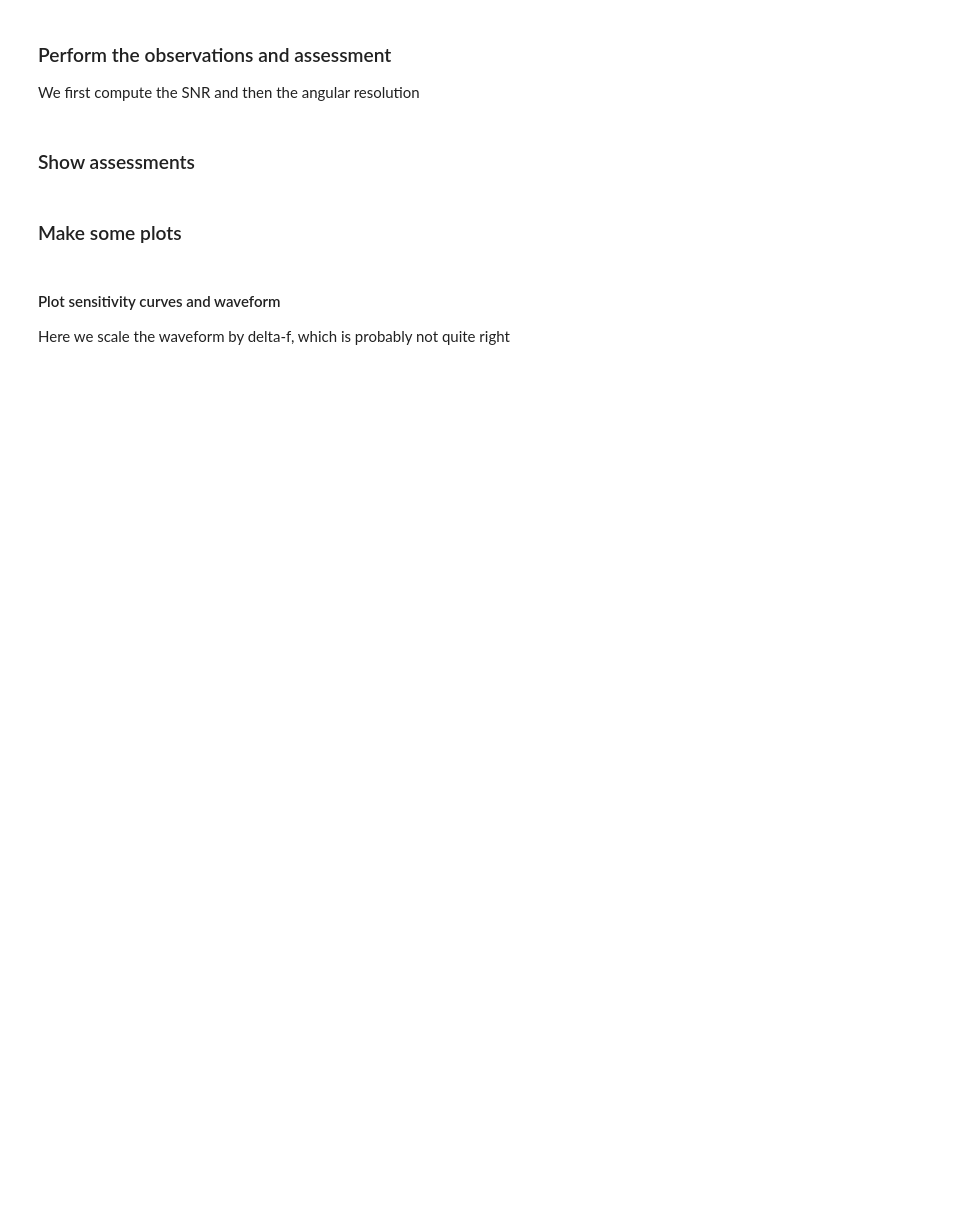
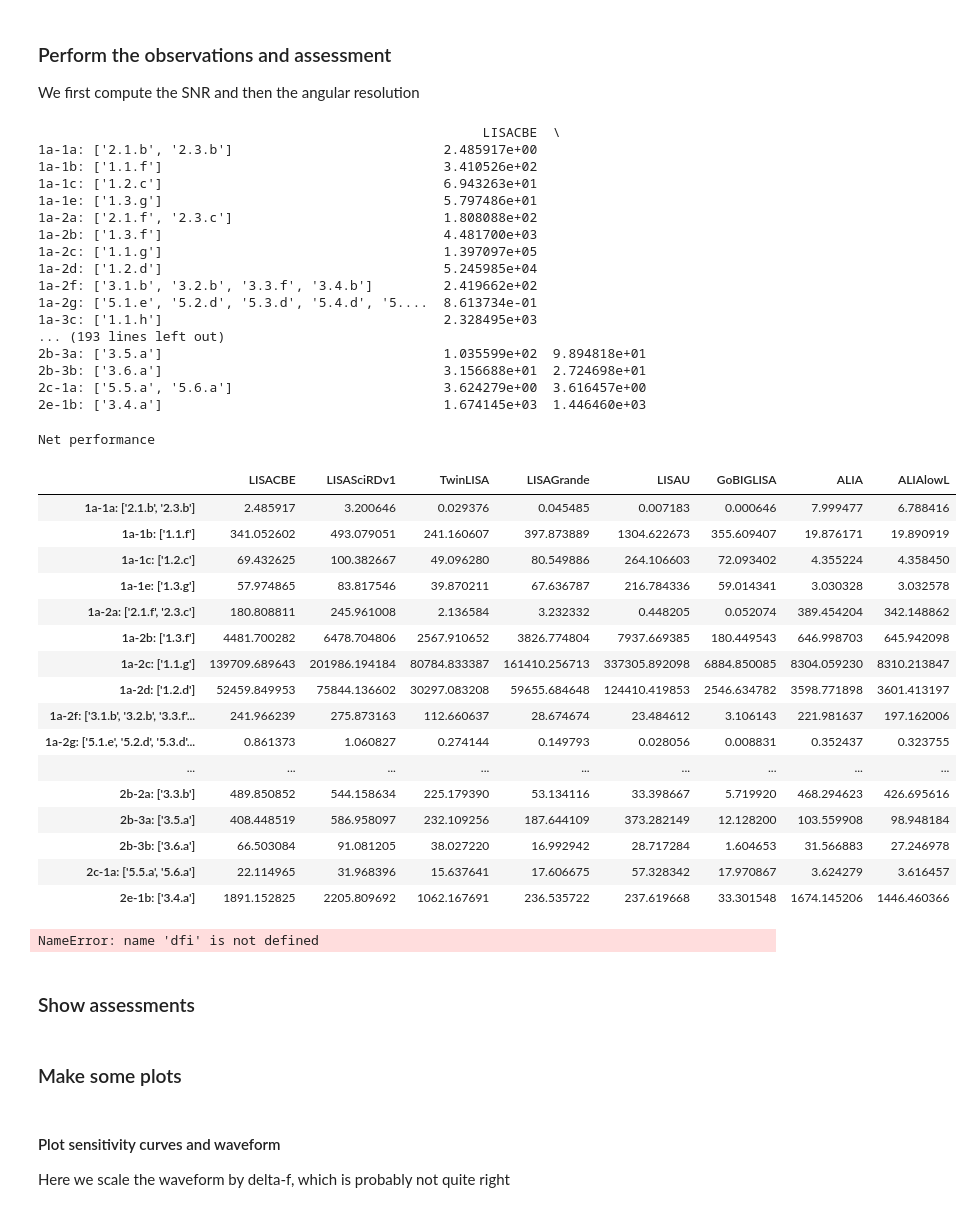
Before and after one commit to JohnGBaker/GWI-metrics, a Jupyter notebook: Notebooks/STM_Science_Assessor.ipynb, the cells around one changed output. Cells and saved outputs as stored; diff of their text form; code cells hidden in the pictures; blank space fills up the shorter version.

```diff
--- a/Notebooks/STM_Science_Assessor.ipynb
+++ b/Notebooks/STM_Science_Assessor.ipynb
@@ -10,8 +10,10 @@ To run this on Google Colab:
 if 'google.colab' in str(get_ipython()):
     !git clone https://github.com/JohnGBaker/GWI-metrics.git
     src='GWI-metrics/src/'
+    datadir='GWI-metrics/Data/'
 else:
     src='../src/'
+    datadir='../Data/'
 !mkdir -p '../plots/'
 
 # Import
@@ -28,7 +30,7 @@ import concepts
 import subsystems
 import background
 import pandas as pd
-import dataframe_image as dfi
+#import dataframe_image as dfi
 from glob import glob
 import re
 from astropy.coordinates import Angle
@@ -152,6 +156,9 @@ if True:
 
     useAnalysis = np.full(len(analysisCodes),False)
 
+    df['obslist']=None
+    allusedspecs=[]
+
     for i,row in df.iterrows(): #each row should be a specific analysis in analysisNames
         if row.isnull()[col]:
             val = ''
@@ -172,6 +179,7 @@ if True:
 
         Nspeccases_here = len(speccases_here)
         Nbadspecs = 0 # counting bad/missing specs for this analysis
+        specs=[]
         for ispeccases_here in range(Nspeccases_here): # loop over all measure requirements associated with this Specific Analysis
             speccase_here = (speccases_here[ispeccases_here]).strip() # remove leading whitespace
             # look for match with list of specs read in earlier
@@ -180,6 +188,7 @@ if True:
             specres_here = 2.0*LARGENUM*np.ones(Nmissions)
             try:
                 specidx = speclist.index(speccase_here)
+                specs.append(speclist[specidx])
                 specres_here = specarray[specidx,:]
             except ValueError:
                 print("specification ",speccase_here," not generated by earlier Notebook! Ignoring")
@@ -195,6 +204,14 @@ if True:
 
         # This is a Ndetectors-length array for this particular Specific Analysis
 
+        #Store results about which observations specifications were used
+        analysisCodes[i]+=': '+str(specs)
+        allusedspecs+=specs
+
     # Want to cut the main analysis list down using the useAnalysis array
     goodAnalysisCodes=analysisCodes[useAnalysis]
     goodAnalysisData=newdata[useAnalysis,:]
+
+    allusedspecs=list(set(allusedspecs))
+    unusedspecs=[x for x in speclist if not x in allusedspecs]
+    print('Unused observation targets:',unusedspecs)
@@ -203,7 +238,7 @@ if True:
 We first compute the SNR and then the angular resolution
 # %%
 #adfnew = pd.DataFrame(newdata,index=analysisCodes,columns=missionNames)
-adfnew = pd.DataFrame(goodAnalysisData,index=goodAnalysisCodes,columns=missionNames)
+adfnew = pd.DataFrame(goodAnalysisData,index=goodAnalysisCodes,columns=list(missionNames))
 print(adfnew)
 
 #adf=adf.dropna()
@@ -215,33 +250,70 @@ def shrink():
 ]
 def zoom():
     return [
             dict(selector="th:hover",
                  props=[("font-size", "12pt")]),
             dict(selector="tr:hover td:hover",
                  props=[('max-width', '200px'),
                         ('font-size', '12pt')])
 ]
 
 
 s=adfnew.style.background_gradient(vmin=0.1,vmax=10,cmap='RdYlGn_r').set_properties(**{'max-width': '120px', 'font-size': '6pt'})
 #s=s.set_table_styles(shrink()+zoom())
 s=s.set_caption("Net performance")
 display(s)
 
 saveSpecificAnalysesTable=True
 dates = date.today().strftime("%Y_%m_%d")
 if saveSpecificAnalysesTable:
     outimagename = datadir+'ScoredRequirements_net_'+dates+'.png'
     dfi.export(
         s,
         outimagename
     )
 
 if True:
     outfile=datadir+'ScoredRequirements_net_'+dates+'.csv'
     #adfnew.to_csv(outfile,index=False)
     adfnew.to_csv(outfile,index=True)
     print('Wrote to file:',outfile)
+# %% [output]
+                                                         LISACBE  \
+1a-1a: ['2.1.b', '2.3.b']                           2.485917e+00
+1a-1b: ['1.1.f']                                    3.410526e+02
+1a-1c: ['1.2.c']                                    6.943263e+01
+1a-1e: ['1.3.g']                                    5.797486e+01
+1a-2a: ['2.1.f', '2.3.c']                           1.808088e+02
+1a-2b: ['1.3.f']                                    4.481700e+03
+1a-2c: ['1.1.g']                                    1.397097e+05
+1a-2d: ['1.2.d']                                    5.245985e+04
+1a-2f: ['3.1.b', '3.2.b', '3.3.f', '3.4.b']         2.419662e+02
+1a-2g: ['5.1.e', '5.2.d', '5.3.d', '5.4.d', '5....  8.613734e-01
+1a-3c: ['1.1.h']                                    2.328495e+03
+... (193 lines left out)
+2b-3a: ['3.5.a']                                    1.035599e+02  9.894818e+01
+2b-3b: ['3.6.a']                                    3.156688e+01  2.724698e+01
+2c-1a: ['5.5.a', '5.6.a']                           3.624279e+00  3.616457e+00
+2e-1b: ['3.4.a']                                    1.674145e+03  1.446460e+03
+Net performance
+|  | LISACBE | LISASciRDv1 | TwinLISA | LISAGrande | LISAU | GoBIGLISA | ALIA | ALIAlowL |
+| 1a-1a: ['2.1.b', '2.3.b'] | 2.485917 | 3.200646 | 0.029376 | 0.045485 | 0.007183 | 0.000646 | 7.999477 | 6.788416 |
+| 1a-1b: ['1.1.f'] | 341.052602 | 493.079051 | 241.160607 | 397.873889 | 1304.622673 | 355.609407 | 19.876171 | 19.890919 |
+| 1a-1c: ['1.2.c'] | 69.432625 | 100.382667 | 49.096280 | 80.549886 | 264.106603 | 72.093402 | 4.355224 | 4.358450 |
+| 1a-1e: ['1.3.g'] | 57.974865 | 83.817546 | 39.870211 | 67.636787 | 216.784336 | 59.014341 | 3.030328 | 3.032578 |
+| 1a-2a: ['2.1.f', '2.3.c'] | 180.808811 | 245.961008 | 2.136584 | 3.232332 | 0.448205 | 0.052074 | 389.454204 | 342.148862 |
+| 1a-2b: ['1.3.f'] | 4481.700282 | 6478.704806 | 2567.910652 | 3826.774804 | 7937.669385 | 180.449543 | 646.998703 | 645.942098 |
+| 1a-2c: ['1.1.g'] | 139709.689643 | 201986.194184 | 80784.833387 | 161410.256713 | 337305.892098 | 6884.850085 | 8304.059230 | 8310.213847 |
+| 1a-2d: ['1.2.d'] | 52459.849953 | 75844.136602 | 30297.083208 | 59655.684648 | 124410.419853 | 2546.634782 | 3598.771898 | 3601.413197 |
+| 1a-2f: ['3.1.b', '3.2.b', '3.3.f'... | 241.966239 | 275.873163 | 112.660637 | 28.674674 | 23.484612 | 3.106143 | 221.981637 | 197.162006 |
+| 1a-2g: ['5.1.e', '5.2.d', '5.3.d'... | 0.861373 | 1.060827 | 0.274144 | 0.149793 | 0.028056 | 0.008831 | 0.352437 | 0.323755 |
+| ... | ... | ... | ... | ... | ... | ... | ... | ... |
+| 2b-2a: ['3.3.b'] | 489.850852 | 544.158634 | 225.179390 | 53.134116 | 33.398667 | 5.719920 | 468.294623 | 426.695616 |
+| 2b-3a: ['3.5.a'] | 408.448519 | 586.958097 | 232.109256 | 187.644109 | 373.282149 | 12.128200 | 103.559908 | 98.948184 |
+| 2b-3b: ['3.6.a'] | 66.503084 | 91.081205 | 38.027220 | 16.992942 | 28.717284 | 1.604653 | 31.566883 | 27.246978 |
+| 2c-1a: ['5.5.a', '5.6.a'] | 22.114965 | 31.968396 | 15.637641 | 17.606675 | 57.328342 | 17.970867 | 3.624279 | 3.616457 |
+| 2e-1b: ['3.4.a'] | 1891.152825 | 2205.809692 | 1062.167691 | 236.535722 | 237.619668 | 33.301548 | 1674.145206 | 1446.460366 |
+NameError: name 'dfi' is not defined
 # %% [markdown]
 ### Show assessments
 # %% [markdown]
```
Also changed, not shown: parts of 2 cells of this notebook, 1 other file.
